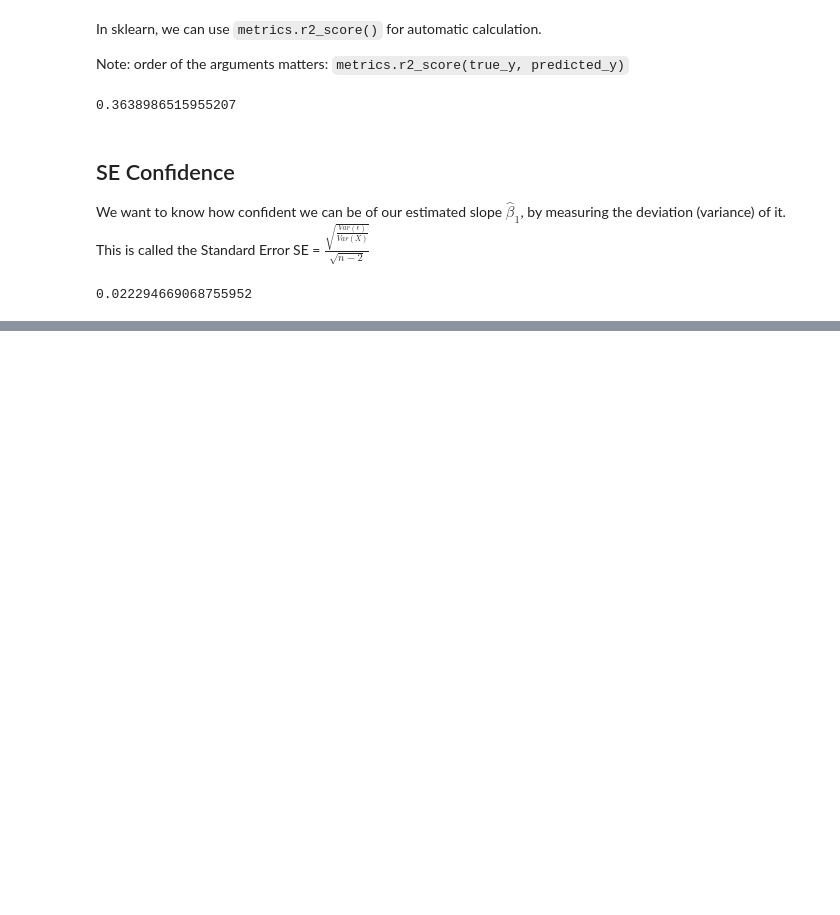
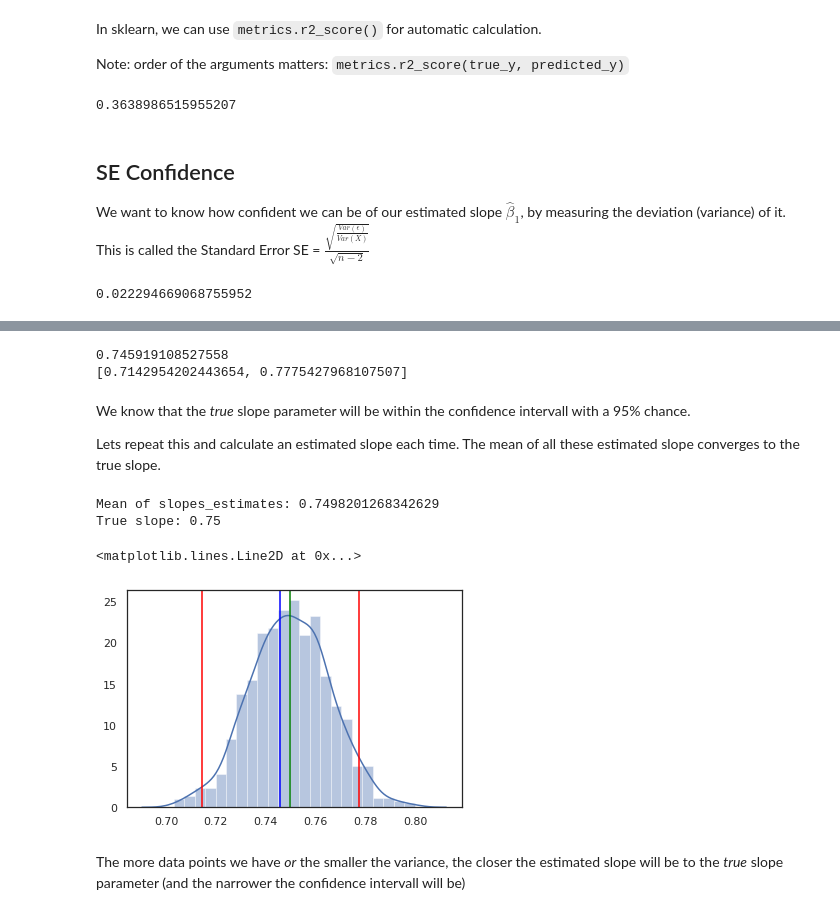
Before and after one commit to MJimitater/epistomology, a Jupyter notebook: linear_regression.ipynb, the cells around one changed output, grey strips where cells are left out. Saved outputs shown, nothing was run; the diff lists cells and outputs as text; code cells hidden in the pictures; blank space fills up the shorter version.

Commit message:
added confidence visualization

```diff
--- a/linear_regression.ipynb
+++ b/linear_regression.ipynb
@@ -235,0 +247,65 @@ intervall = [slope - 2*se, slope + 2*se]
+# %%
+variance = 5
+#how many data points:
+sample_size = 100000
+
+X = scipy.stats.norm.rvs(size=sample_size)
+Y = 0.7 + 0.75*X + variance * scipy.stats.norm.rvs(size=sample_size)
+
+df = pd.DataFrame({'x': X, 'y': Y})
+
+model = linear_model.LinearRegression()
+model.fit(df[['x']],df[['y']])
+df['predicted'] = model.predict(df[['x']]).reshape(-1)
+
+slope_estimate = model.coef_[0][0]
+se = np.sqrt( np.var(df['y']-df['predicted']) / (np.var(df['x'])) ) / (np.sqrt(len(df['x']) -2 ))
+
+intervall = [slope_estimate - 2*se, slope_estimate + 2*se]
+
+print(slope_estimate)
+print(intervall)
+# %% [output]
+0.745919108527558
+[0.7142954202443654, 0.7775427968107507]
+# %% [markdown]
+We know that the *true* slope parameter will be within the confidence intervall with a 95% chance.
+
+Lets repeat this and calculate an estimated slope each time. The mean of all these estimated slope converges to the true slope.
+# %%
+#number of how many repetitions we want:
+number_of_samples = 1000
+
+slopes_estimates = []
+
+for i in range(number_of_samples):
+    X = scipy.stats.norm.rvs(size=sample_size)
+    Y = 0.7 + 0.75*X + variance * scipy.stats.norm.rvs(size=sample_size)
+    sample = pd.DataFrame({'x': X, 'y': Y})
+    model = linear_model.LinearRegression()
+    model.fit(sample[['x']],sample[['y']])
+    slopes_estimates.append(model.coef_[0][0])
+
+print('Mean of slopes_estimates: {0}' .format(np.mean(slopes_estimates)))
+print('True slope:', 0.75)
+# %% [output]
+Mean of slopes_estimates: 0.7498201268342629
+True slope: 0.75
+# %%
+import matplotlib.pyplot as plt
+
+sns.distplot(slopes_estimates)
+
+#lower confidence intervall limit:
+plt.axvline(intervall[0], c='red')
+#upper confidence intervall limit
+plt.axvline(intervall[1], c='red')
+#estimated slope parameter:
+plt.axvline(slope_estimate, c='blue')
+#mean of repeating slope estimates:
+plt.axvline(np.mean(slopes_estimates), c='green')
+# %% [output]
+<matplotlib.lines.Line2D at 0x...>
+[figure, added]
+# %% [markdown]
+The more data points we have *or* the smaller the variance, the closer the estimated slope will be to the *true* slope parameter (and the narrower the confidence intervall will be)
```
Also changed, not shown: parts of 3 cells of this notebook.
